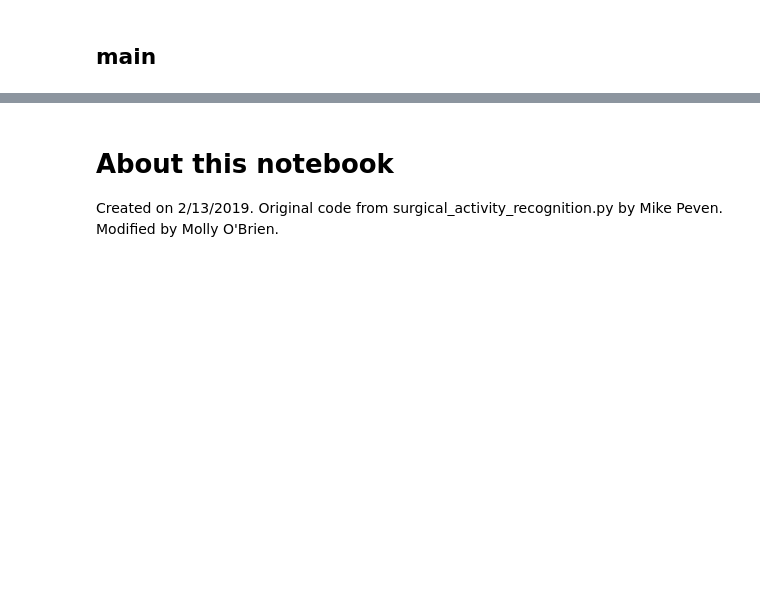
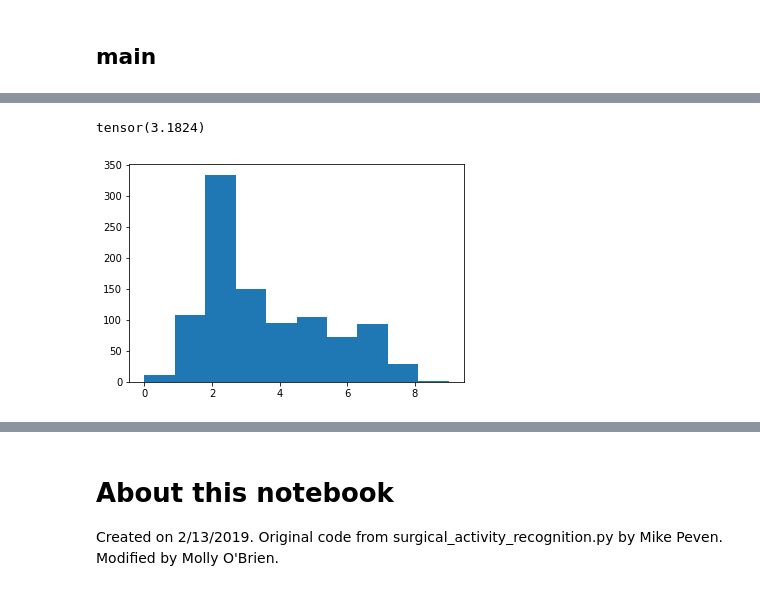
Before and after one commit to mollynnobrien/needle_master_tools, a Jupyter notebook: cnn_vision_block/needle_master.ipynb, the cells around one changed output, grey strips where cells are left out. Cells and saved outputs as stored; diff of their text form; code cells hidden in the pictures; blank space fills up the shorter version.

```diff
--- a/cnn_vision_block/needle_master.ipynb
+++ b/cnn_vision_block/needle_master.ipynb
@@ -88,0 +83,13 @@ def tensor_to_numpy_im(image):
+# %%
+means = []; varz = []; batch_size = []
+
+for dat in dataloader:
+    mean = [dat['image'][:,0,:,:].mean(), dat['image'][:,1,:,:].mean(), dat['image'][:,2,:,:].mean()]
+    var  = [dat['image'][:,0,:,:].std()**2,  dat['image'][:,1,:,:].std()**2,  dat['image'][:,2,:,:].std()**2]
+
+    means.append(mean); varz.append(var); batch_size.append(dat['image'].shape[0])
+# %%
+data_mean = np.mean(np.array(means), axis=0)
+data_std  = np.sqrt(np.mean(np.array(varz), axis=0))
+print(data_mean)
+print(data_std)
@@ -329,0 +389,10 @@ for dat in dataloader:
+# %%
+dat['image'].max()
+# %% [output]
+tensor(3.1824)
+# %%
+fig = plt.figure()
+plt.hist(dat['needle'][:,0])
+plt.show()
+# %% [output]
+[figure, added]
```
Also changed, not shown: parts of 24 cells of this notebook.
